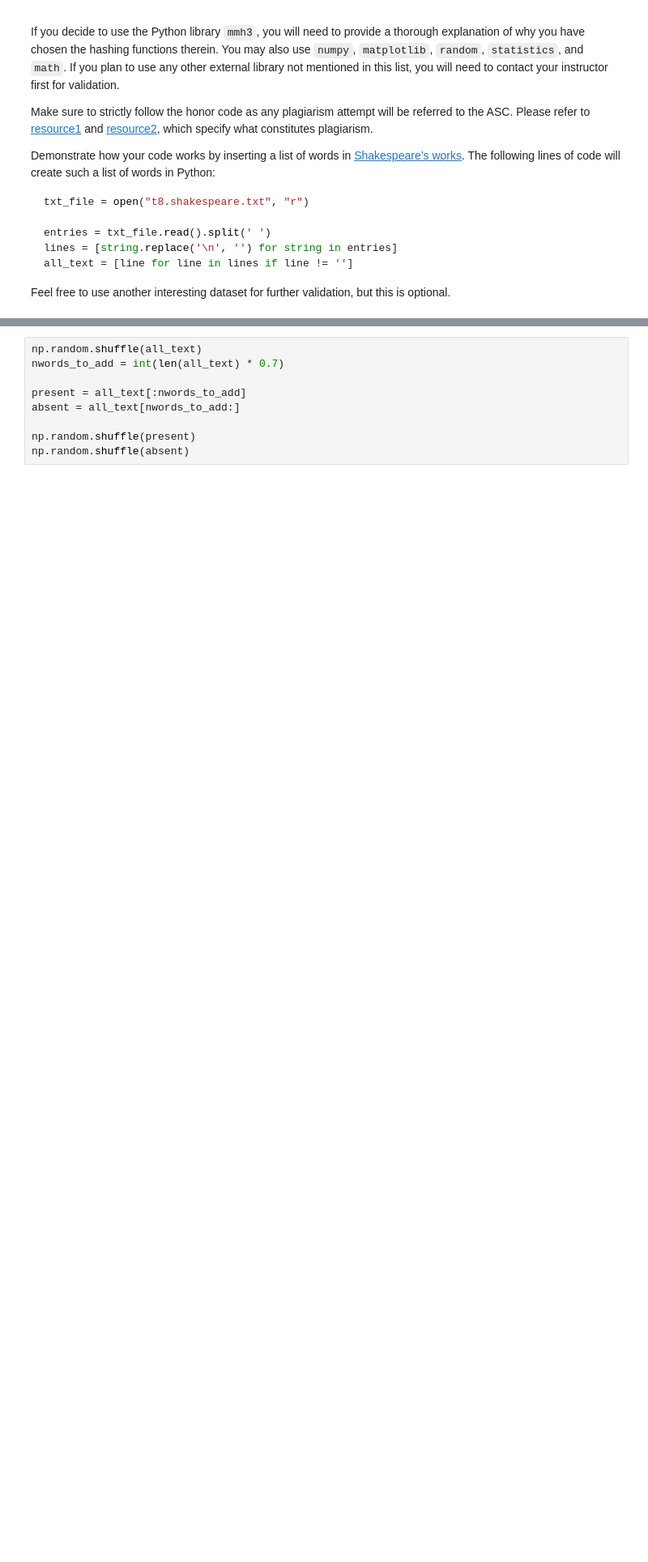
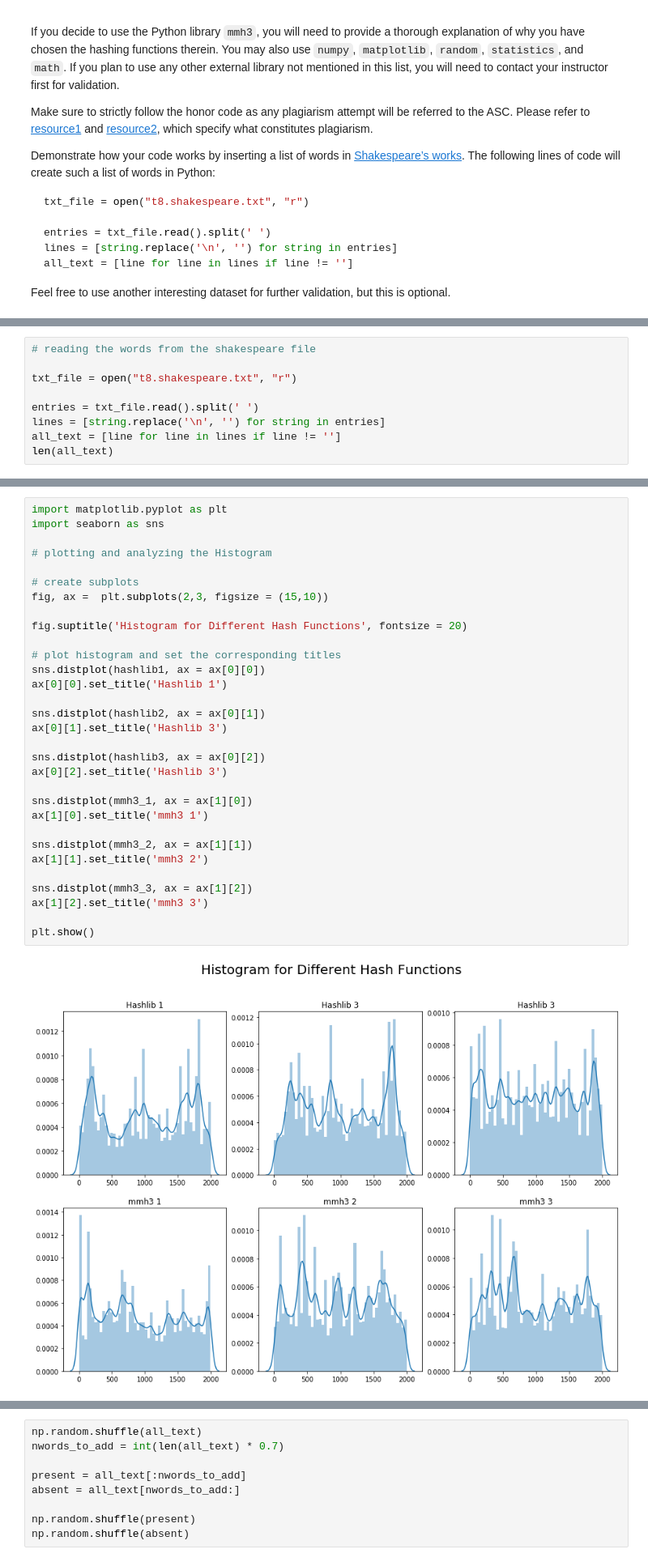
Before and after one commit to mahmud-nobe/CS110_Assignments, a Jupyter notebook: CS110 Assignment 3: Bloom Filters/CS110_Assignment_3.ipynb, the cells around one changed output, grey strips where cells are left out. Shown at 81% size. Cells and saved outputs as stored; diff of their text form; blank space fills up the shorter version.

Commit message:
hash function

```diff
--- a/CS110 Assignment 3: Bloom Filters/CS110_Assignment_3.ipynb
+++ b/CS110 Assignment 3: Bloom Filters/CS110_Assignment_3.ipynb
@@ -81,0 +93,9 @@ Feel free to use another interesting dataset for further validation, but this is
+# %%
+# reading the words from the shakespeare file
+
+txt_file = open("t8.shakespeare.txt", "r")
+
+entries = txt_file.read().split(' ')
+lines = [string.replace('\n', '') for string in entries]
+all_text = [line for line in lines if line != '']
+len(all_text)
@@ -81,0 +199,33 @@ Feel free to use another interesting dataset for further validation, but this is
+# %%
+import matplotlib.pyplot as plt
+import seaborn as sns
+
+# plotting and analyzing the Histogram
+
+# create subplots
+fig, ax =  plt.subplots(2,3, figsize = (15,10))
+
+fig.suptitle('Histogram for Different Hash Functions', fontsize = 20)
+
+# plot histogram and set the corresponding titles
+sns.distplot(hashlib1, ax = ax[0][0])
+ax[0][0].set_title('Hashlib 1')
+
+sns.distplot(hashlib2, ax = ax[0][1])
+ax[0][1].set_title('Hashlib 3')
+
+sns.distplot(hashlib3, ax = ax[0][2])
+ax[0][2].set_title('Hashlib 3')
+
+sns.distplot(mmh3_1, ax = ax[1][0])
+ax[1][0].set_title('mmh3 1')
+
+sns.distplot(mmh3_2, ax = ax[1][1])
+ax[1][1].set_title('mmh3 2')
+
+sns.distplot(mmh3_3, ax = ax[1][2])
+ax[1][2].set_title('mmh3 3')
+
+plt.show()
+# %% [output]
+[figure, added]
```
Also changed, not shown: parts of 11 cells of this notebook.
